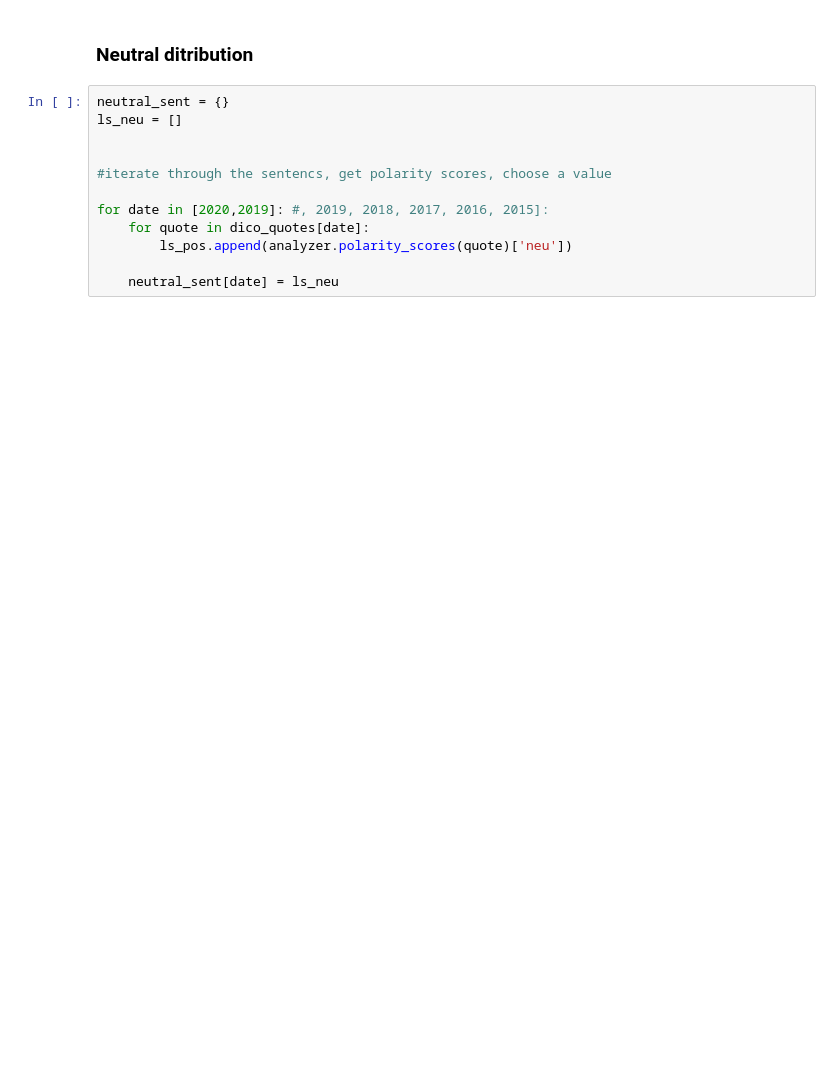
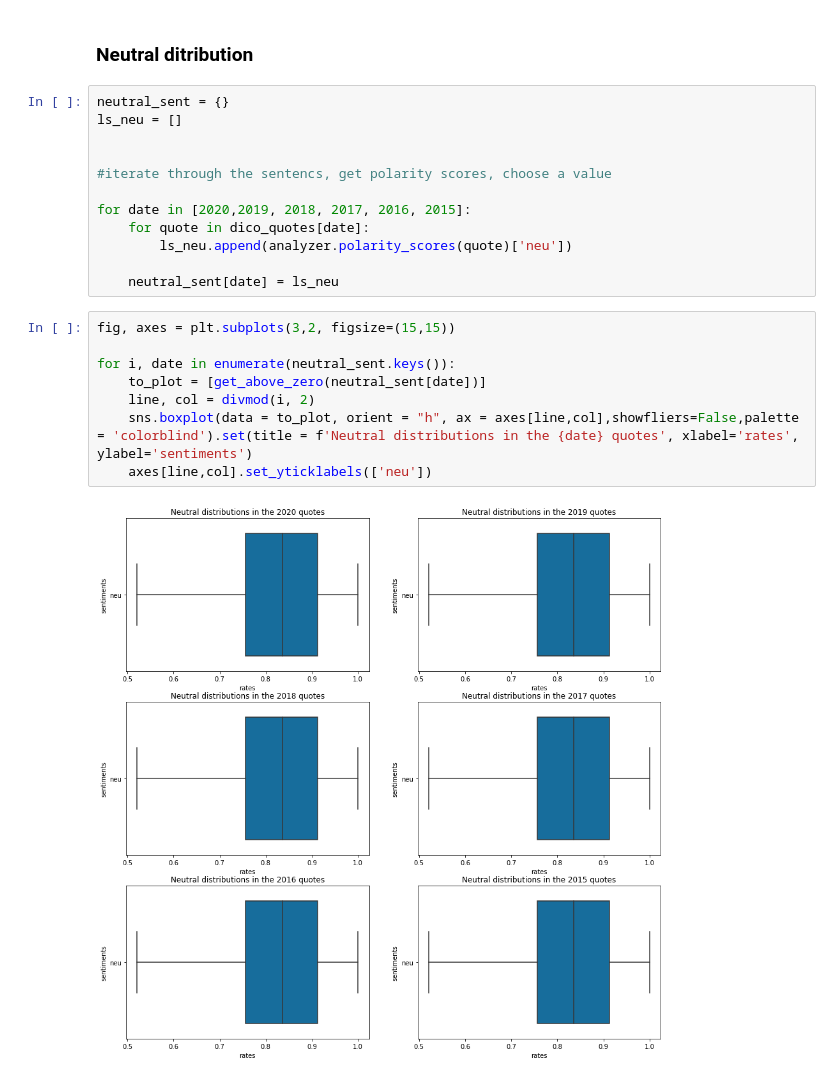
Before and after one commit to epfl-ada/ada-2021-project-avada-kedavra, a Jupyter notebook: visualization.ipynb, the cells around one changed output. Saved outputs shown, nothing was run; the diff lists cells and outputs as text; blank space fills up the shorter version.

```diff
--- a/visualization.ipynb
+++ b/visualization.ipynb
@@ -488,8 +214,18 @@ ls_neu = []
 
 #iterate through the sentencs, get polarity scores, choose a value
 
-for date in [2020,2019]: #, 2019, 2018, 2017, 2016, 2015]:
+for date in [2020,2019, 2018, 2017, 2016, 2015]:
     for quote in dico_quotes[date]:
-        ls_pos.append(analyzer.polarity_scores(quote)['neu'])
+        ls_neu.append(analyzer.polarity_scores(quote)['neu'])
 
     neutral_sent[date] = ls_neu
+# %%
+fig, axes = plt.subplots(3,2, figsize=(15,15))
+
+for i, date in enumerate(neutral_sent.keys()):
+    to_plot = [get_above_zero(neutral_sent[date])]
+    line, col = divmod(i, 2)
+    sns.boxplot(data = to_plot, orient = "h", ax = axes[line,col],showfliers=False,palette = 'colorblind').set(title = f'Neutral distributions in the {date} quotes', xlabel='rates', ylabel='sentiments')
+    axes[line,col].set_yticklabels(['neu'])
+# %% [output]
+[figure, added]
```
Also changed, not shown: parts of 57 cells of this notebook, 1 other file.
